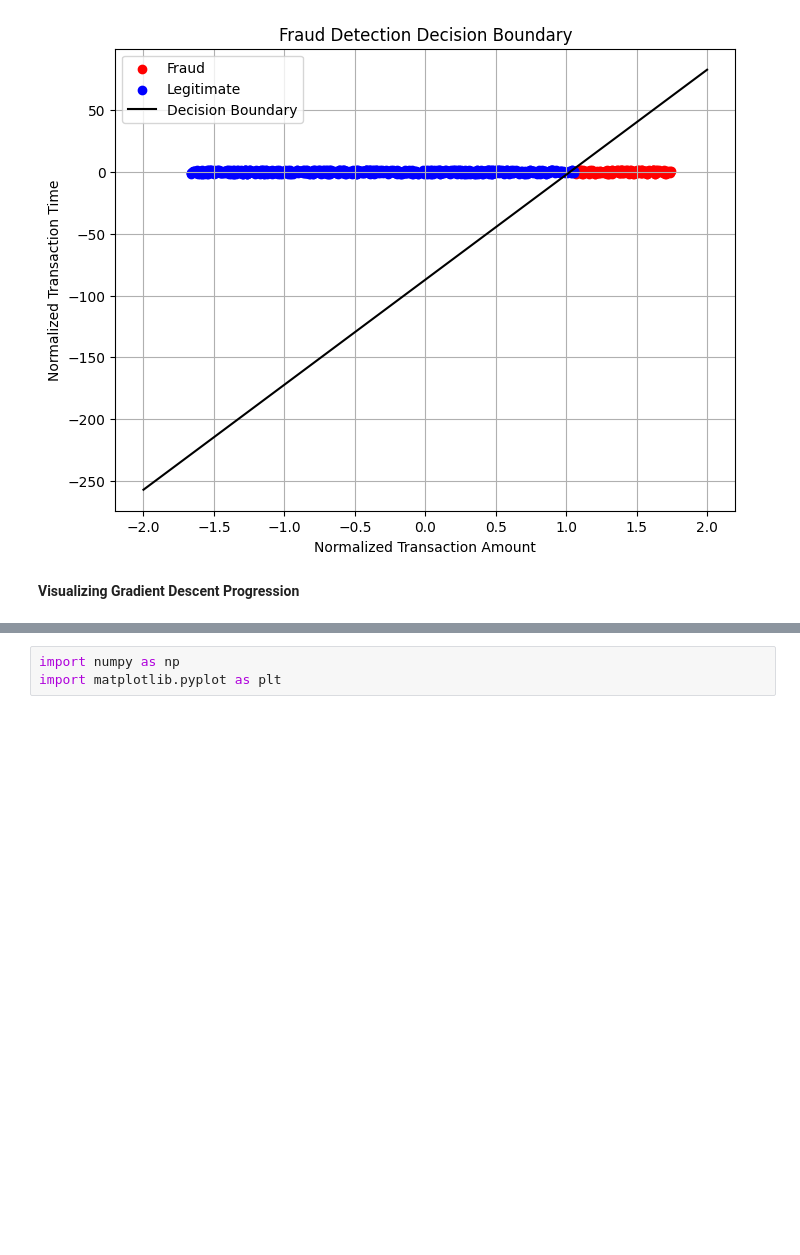
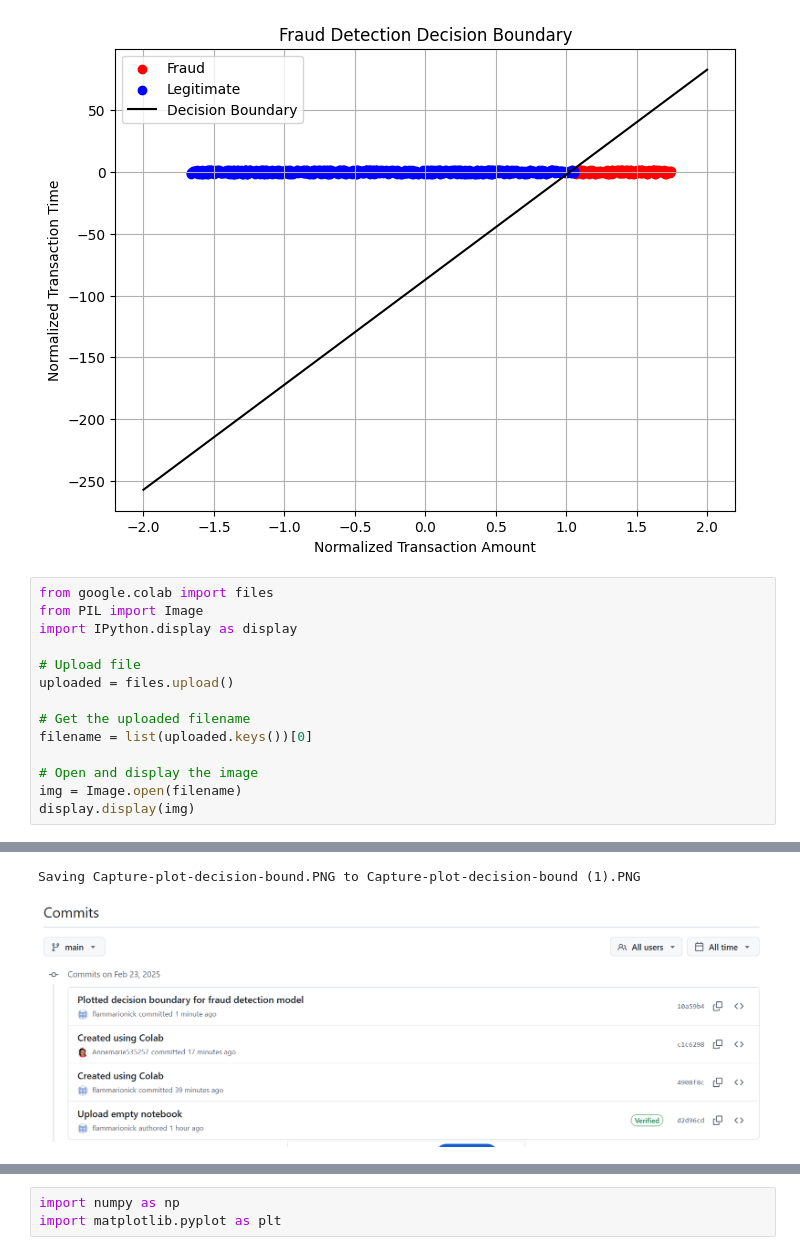
Before and after one commit to flammarionick/Probability-Distributions_Group_9, a Jupyter notebook: Group_9.ipynb, the cells around one changed output, grey strips where cells are left out. Saved outputs shown, nothing was run; the diff lists cells and outputs as text; blank space fills up the shorter version.

```diff
--- a/Group_9.ipynb
+++ b/Group_9.ipynb
@@ -282,5 +214,18 @@ plt.grid()
 plt.show()
 # %% [output]
 [figure]
-# %% [markdown]
-**Visualizing Gradient Descent Progression**
+# %%
+from google.colab import files
+from PIL import Image
+import IPython.display as display
+
+# Upload file
+uploaded = files.upload()
+
+# Get the uploaded filename
+filename = list(uploaded.keys())[0]
+
+# Open and display the image
+img = Image.open(filename)
+display.display(img)
+# %% [output]
@@ -286,0 +233,2 @@ plt.show()
+Saving Capture-plot-decision-bound.PNG to Capture-plot-decision-bound (1).PNG
+[figure, added]
```
Also changed, not shown: parts of 18 cells of this notebook.
